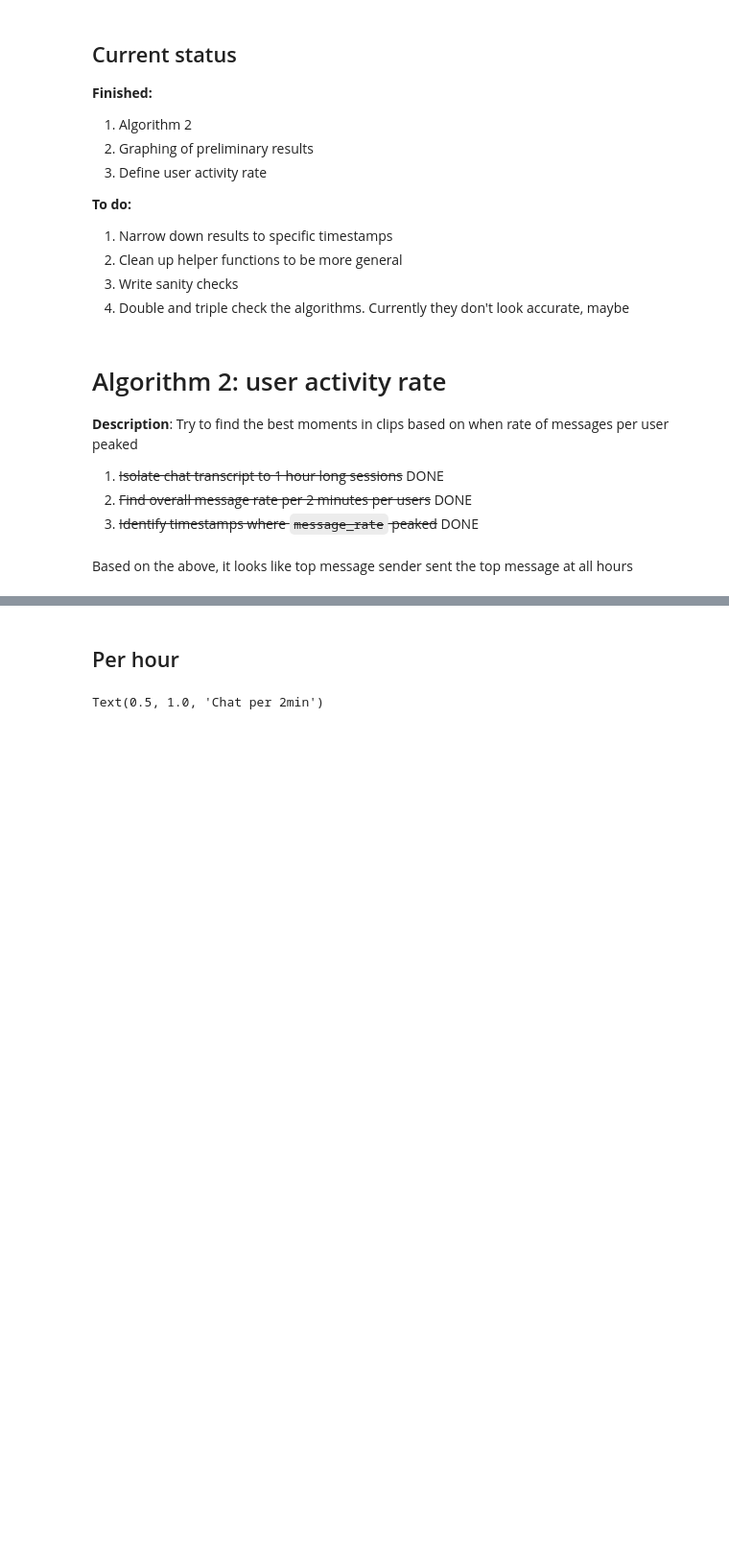
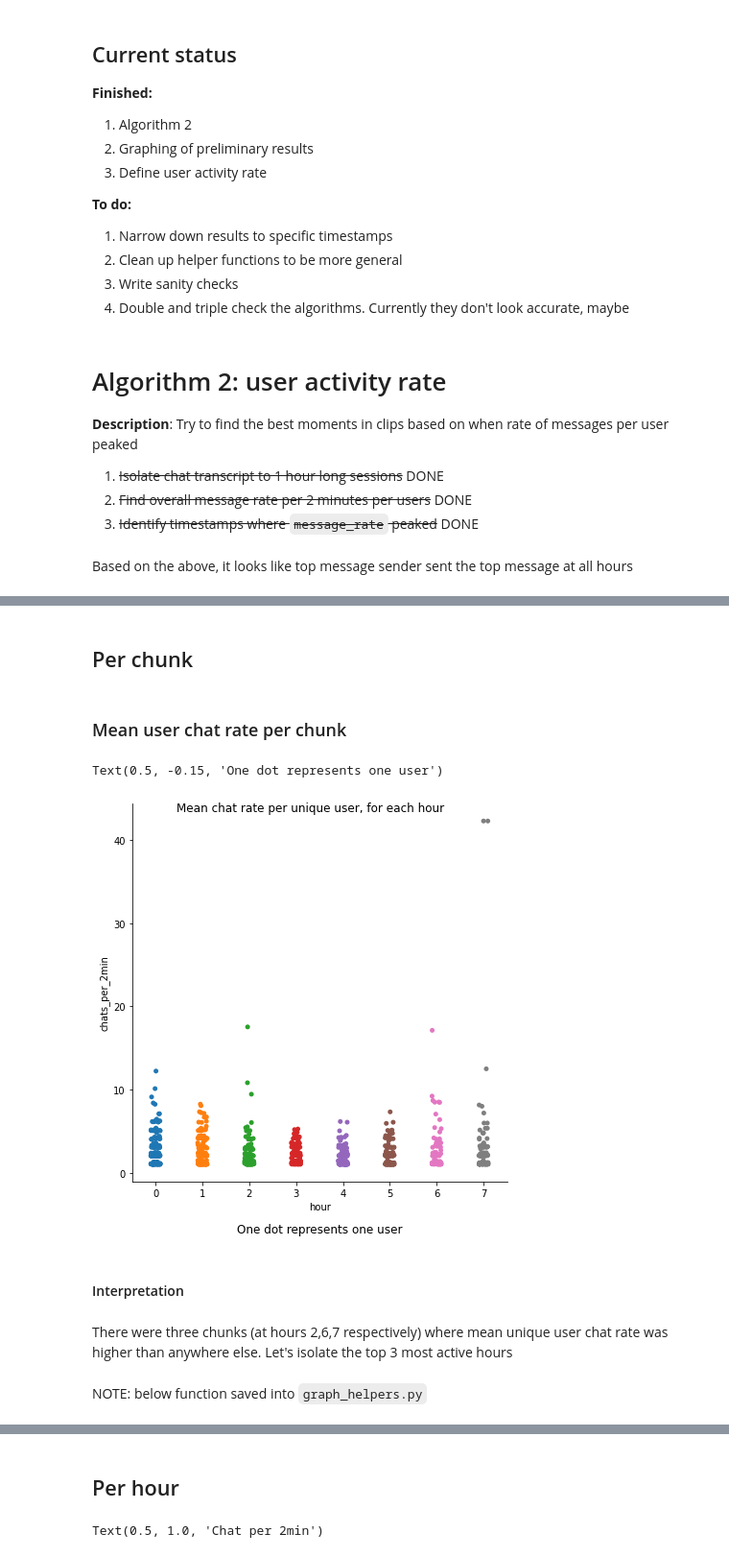
Before and after one commit to pillargg/pillar_algos, a Jupyter notebook: algorithm_2.ipynb, the cells around one changed output, grey strips where cells are left out. Shown at 96% size. Cells and saved outputs as stored; diff of their text form; code cells hidden in the pictures; blank space fills up the shorter version.

```diff
--- a/algorithm_2.ipynb
+++ b/algorithm_2.ipynb
@@ -202,0 +137,4 @@ sns.catplot(x='hour',y='chat_rate',data=mean_rates, kind='strip')
+# %% [markdown]
+## Per chunk
+# %% [markdown]
+### Mean user chat rate per chunk
@@ -202,0 +151,24 @@ sns.catplot(x='hour',y='chat_rate',data=mean_rates, kind='strip')
+# %%
+# eliminate rows where the user only chatted once (so the timedelta is 0)
+deltas = []
+for i, row in chat_rates.iterrows():
+    delta = dt.timedelta.total_seconds(row['time_end'] - row['time_start'])
+    deltas.append(delta)
+
+chat_rates['elapsed'] = deltas # this was only done so we can filter out the 0s
+chat_rates = chat_rates[chat_rates['elapsed'] != 0]
+# replace with actual datetime
+chat_rates['elapsed'] = chat_rates['time_end'] - chat_rates['time_start']
+# %%
+sns.catplot(x='hour',y='chats_per_2min', data=chat_rates, kind = 'strip',height=6)
+plt.suptitle("Mean chat rate per unique user, for each hour",y=0.98)
+plt.title("One dot represents one user",y=-0.15)
+# %% [output]
+Text(0.5, -0.15, 'One dot represents one user')
+[figure, added]
+# %% [markdown]
+#### Interpretation
+# %% [markdown]
+There were three chunks (at hours 2,6,7 respectively) where mean unique user chat rate was higher than anywhere else. Let's isolate the top 3 most active hours
+# %% [markdown]
+NOTE: below function saved into `graph_helpers.py`
```
Also changed, not shown: parts of 33 cells of this notebook, 1 other file.
